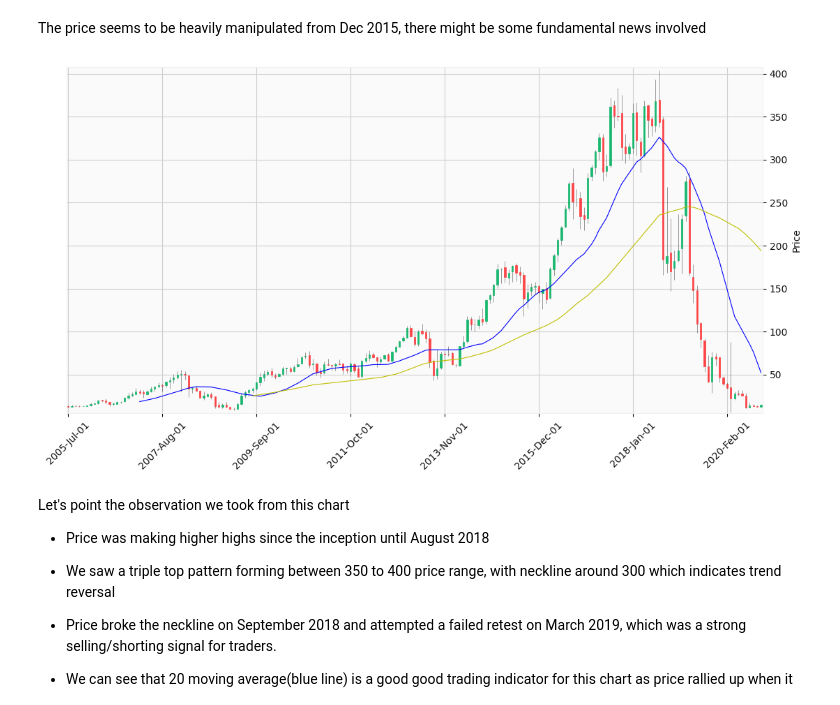
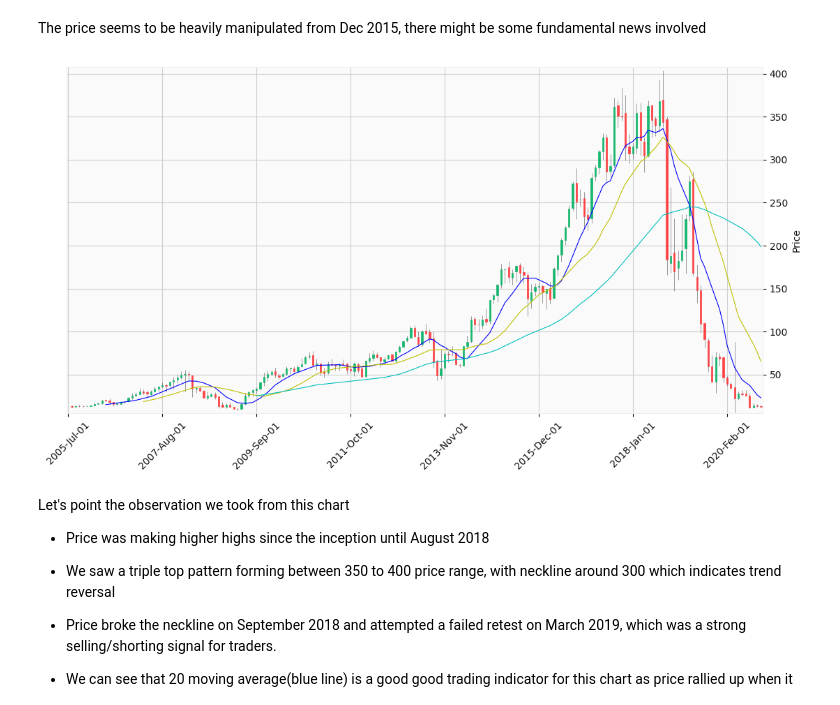
Before and after one commit to Mihirgupta2001/Regression---Capstone-Project, a Jupyter notebook: Regresssion_Capstone_project.ipynb, the cells around one changed output. Drawn from its saved outputs; the diff is of its cells as text; code cells hidden in the pictures.

```diff
--- a/Regresssion_Capstone_project.ipynb
+++ b/Regresssion_Capstone_project.ipynb
@@ -134,11 +215,11 @@ The price seems to be heavily manipulated from Dec 2015, there might be some fun
 # %%
 # Plotting the given data in candlestick pattern along with 20 and 50 monthly moving averages
 mpf.plot(df,type='candle',
-         mav=(20,50),style='yahoo',
+         mav=(10,20,50),style='yahoo',
          tight_layout= True,figratio =(48,24),
-         mavcolors = ('b','y'))
+         mavcolors = ('b','y','c'))
 # %% [output]
-[figure, old version]
+[figure, new version]
 # %% [markdown]
 Let's point the observation we took from this chart
 
```
Also changed, not shown: parts of 90 cells of this notebook.
